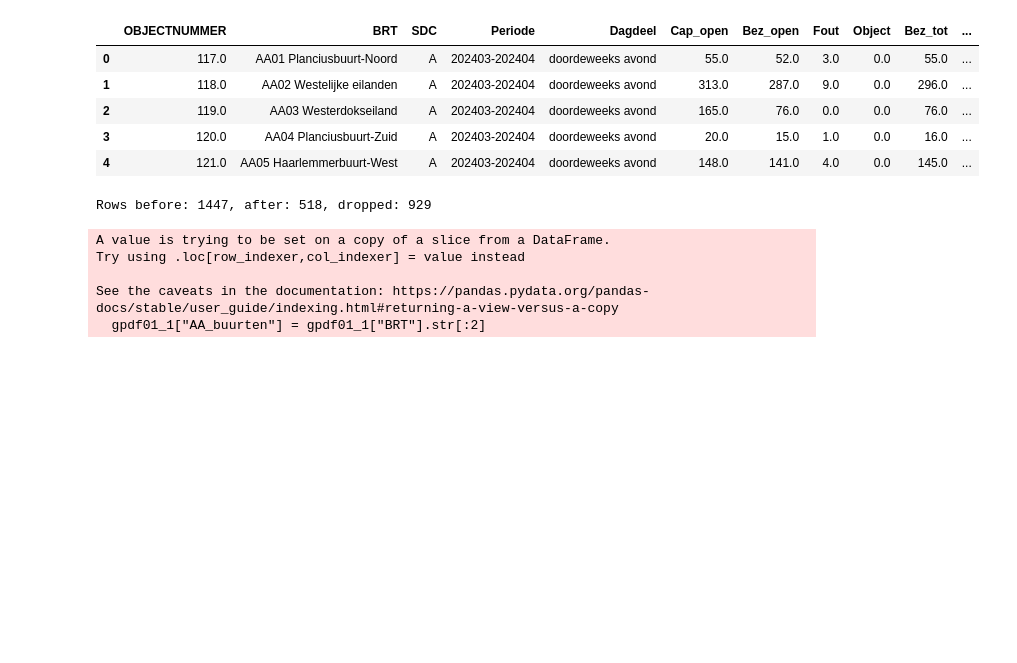
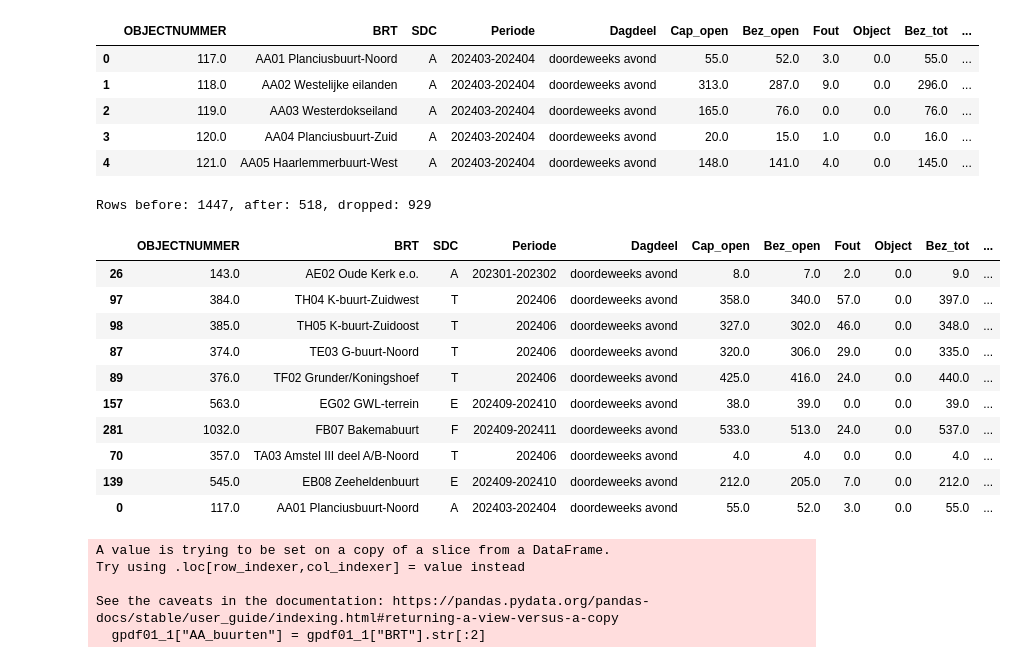
Before and after one commit to bram-villanueva/paper_project, a Jupyter notebook: test.ipynb, the cells around one changed output. Drawn from its saved outputs; the diff is of its cells as text; code cells hidden in the pictures; blank space fills up the shorter version.

```diff
--- a/test.ipynb
+++ b/test.ipynb
@@ -37,6 +37,22 @@ after = len(gpdf01_1)
 print(f"Rows before: {before}, after: {after}, dropped: {before - after}")
 # %% [output]
 Rows before: 1447, after: 518, dropped: 929
+# %%
+gpdf01_2 = gpdf01_1[(gpdf01_1["Netto_PKD"] <= 150) & (gpdf01_1["Bruto_PKD"] <= 150)]
+gpdf01_2 = gpdf01_2.sort_values(by=["Bruto_PKD", "Netto_PKD"], ascending=[False, False])
+gpdf01_2.head(10)
+# %% [output]
+|  | OBJECTNUMMER | BRT | SDC | Periode | Dagdeel | Cap_open | Bez_open | Fout | Object | Bez_tot | ... |
+| 26 | 143.0 | AE02 Oude Kerk e.o. | A | 202301-202302 | doordeweeks avond | 8.0 | 7.0 | 2.0 | 0.0 | 9.0 | ... |
+| 97 | 384.0 | TH04 K-buurt-Zuidwest | T | 202406 | doordeweeks avond | 358.0 | 340.0 | 57.0 | 0.0 | 397.0 | ... |
+| 98 | 385.0 | TH05 K-buurt-Zuidoost | T | 202406 | doordeweeks avond | 327.0 | 302.0 | 46.0 | 0.0 | 348.0 | ... |
+| 87 | 374.0 | TE03 G-buurt-Noord | T | 202406 | doordeweeks avond | 320.0 | 306.0 | 29.0 | 0.0 | 335.0 | ... |
+| 89 | 376.0 | TF02 Grunder/Koningshoef | T | 202406 | doordeweeks avond | 425.0 | 416.0 | 24.0 | 0.0 | 440.0 | ... |
+| 157 | 563.0 | EG02 GWL-terrein | E | 202409-202410 | doordeweeks avond | 38.0 | 39.0 | 0.0 | 0.0 | 39.0 | ... |
+| 281 | 1032.0 | FB07 Bakemabuurt | F | 202409-202411 | doordeweeks avond | 533.0 | 513.0 | 24.0 | 0.0 | 537.0 | ... |
+| 70 | 357.0 | TA03 Amstel III deel A/B-Noord | T | 202406 | doordeweeks avond | 4.0 | 4.0 | 0.0 | 0.0 | 4.0 | ... |
+| 139 | 545.0 | EB08 Zeeheldenbuurt | E | 202409-202410 | doordeweeks avond | 212.0 | 205.0 | 7.0 | 0.0 | 212.0 | ... |
+| 0 | 117.0 | AA01 Planciusbuurt-Noord | A | 202403-202404 | doordeweeks avond | 55.0 | 52.0 | 3.0 | 0.0 | 55.0 | ... |
 # %%
 gpdf01_1["AA_buurten"] = gpdf01_1["BRT"].str[:2]
 df_avg1 = gpdf01_1.groupby("AA_buurten", as_index=False).mean(numeric_only=True)
```
Also changed, not shown: parts of 3 cells of this notebook.
